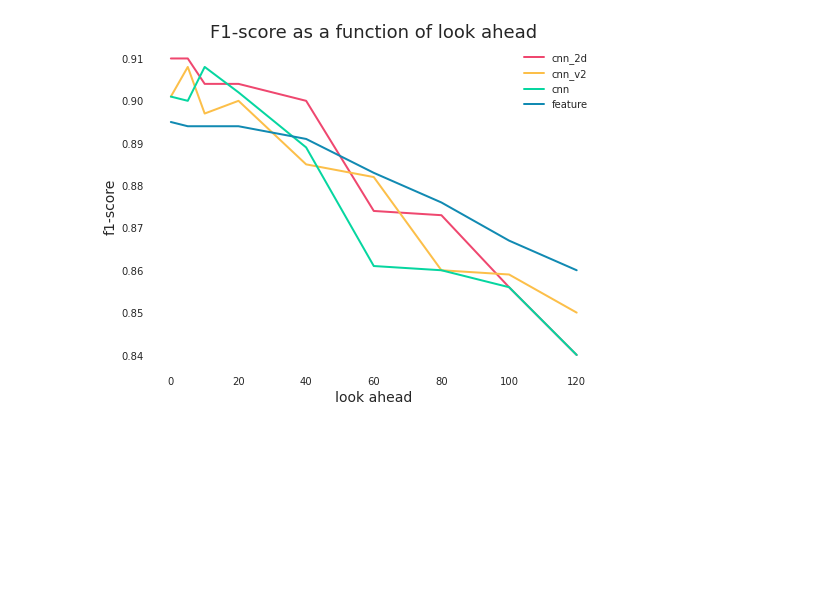
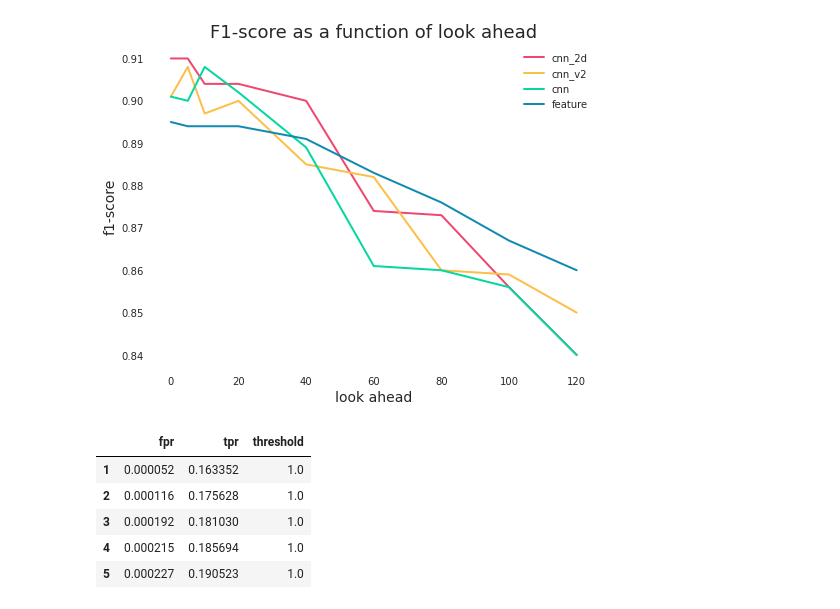
Before and after one commit to PlasmaControl/bes-edgeml-models, a Jupyter notebook: plot_metrics.ipynb, the cells around one changed output. Cells and saved outputs as stored; diff of their text form; code cells hidden in the pictures; blank space fills up the shorter version.

```diff
--- a/plot_metrics.ipynb
+++ b/plot_metrics.ipynb
@@ -328,0 +352,9 @@ plt.show()
+# %%
+cnn_2d_lookahead_0_df.head()
+# %% [output]
+|  | fpr | tpr | threshold |
+| 1 | 0.000052 | 0.163352 | 1.0 |
+| 2 | 0.000116 | 0.175628 | 1.0 |
+| 3 | 0.000192 | 0.181030 | 1.0 |
+| 4 | 0.000215 | 0.185694 | 1.0 |
+| 5 | 0.000227 | 0.190523 | 1.0 |
```
Also changed, not shown: parts of 5 cells of this notebook, 1 other file.
